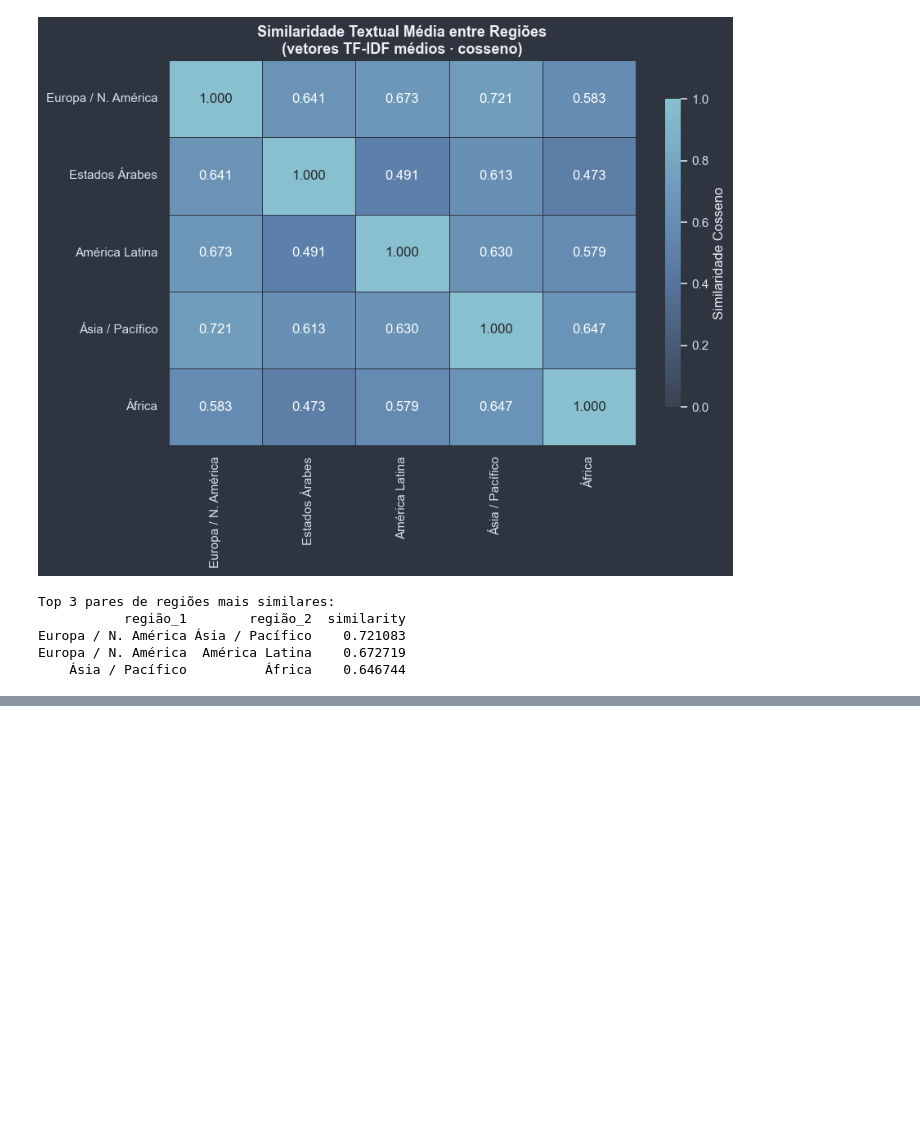
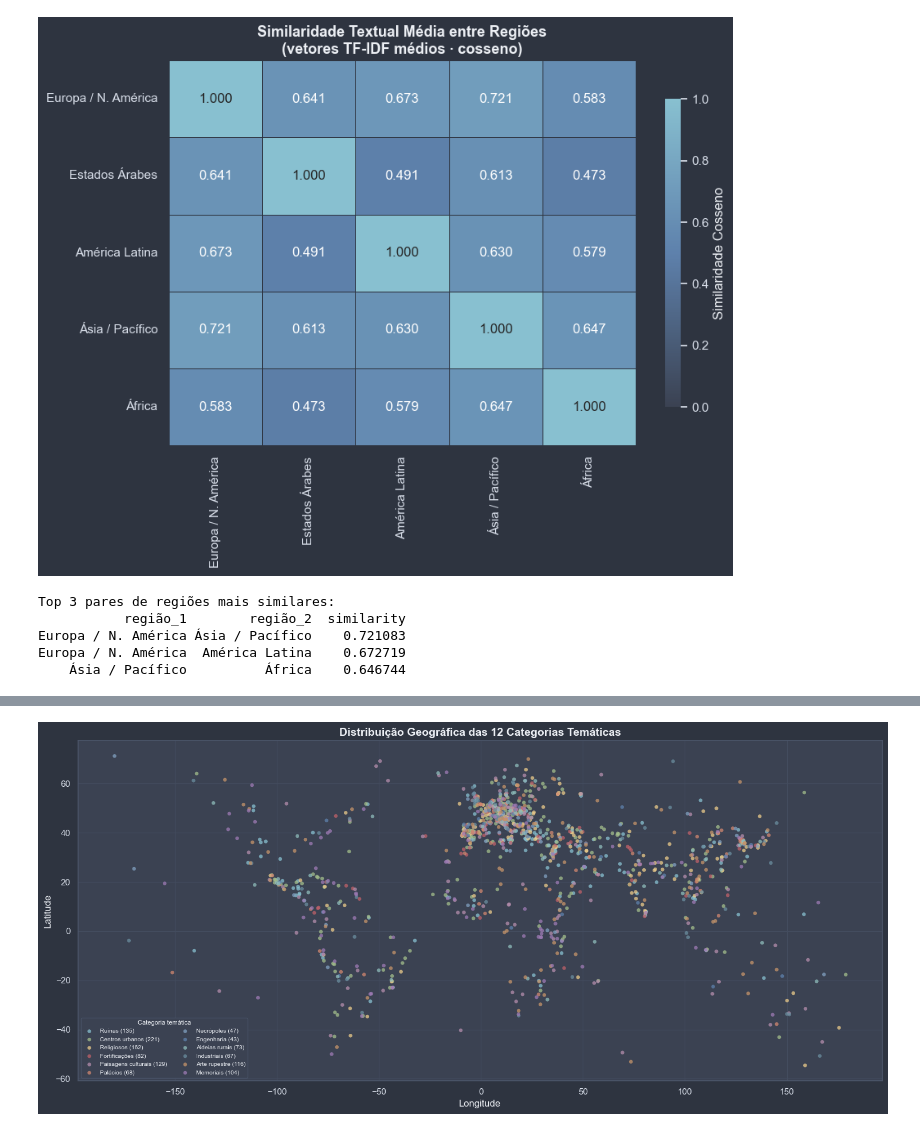
Before and after one commit to leandrofreiredealmeida/unesco_sites, a Jupyter notebook: notebooks/02_modeling.ipynb, the cells around one changed output, grey strips where cells are left out. Cells and saved outputs as stored; diff of their text form; code cells hidden in the pictures; blank space fills up the shorter version.

```diff
--- a/notebooks/02_modeling.ipynb
+++ b/notebooks/02_modeling.ipynb
@@ -380,0 +803,24 @@ Europa / N. América  América Latina    0.672719
+# %%
+geo_thematic = nlp_df.dropna(subset=["latitude", "longitude"])
+
+fig, ax = plt.subplots(figsize=(15, 7))
+for cat in CATEGORIES:
+    mask = geo_thematic["category_thematic"] == cat
+    if not mask.any():
+        continue
+    ax.scatter(
+        geo_thematic.loc[mask, "longitude"],
+        geo_thematic.loc[mask, "latitude"],
+        c=CAT_COLOR_MAP[cat],
+        label=f"{SHORT_CAT[cat]} ({int(mask.sum())})",
+        s=22, alpha=0.75, edgecolors="none",
+    )
+ax.legend(loc="lower left", fontsize=7.5, ncol=2, framealpha=0.85,
+          title="Categoria temática", title_fontsize=8)
+ax.set_title("Distribuição Geográfica das 12 Categorias Temáticas", fontsize=14, fontweight="bold")
+ax.set_xlabel("Longitude")
+ax.set_ylabel("Latitude")
+plt.tight_layout()
+plt.show()
+# %% [output]
+[figure, added]
```
Also changed, not shown: parts of 22 cells of this notebook, 1 other file.
